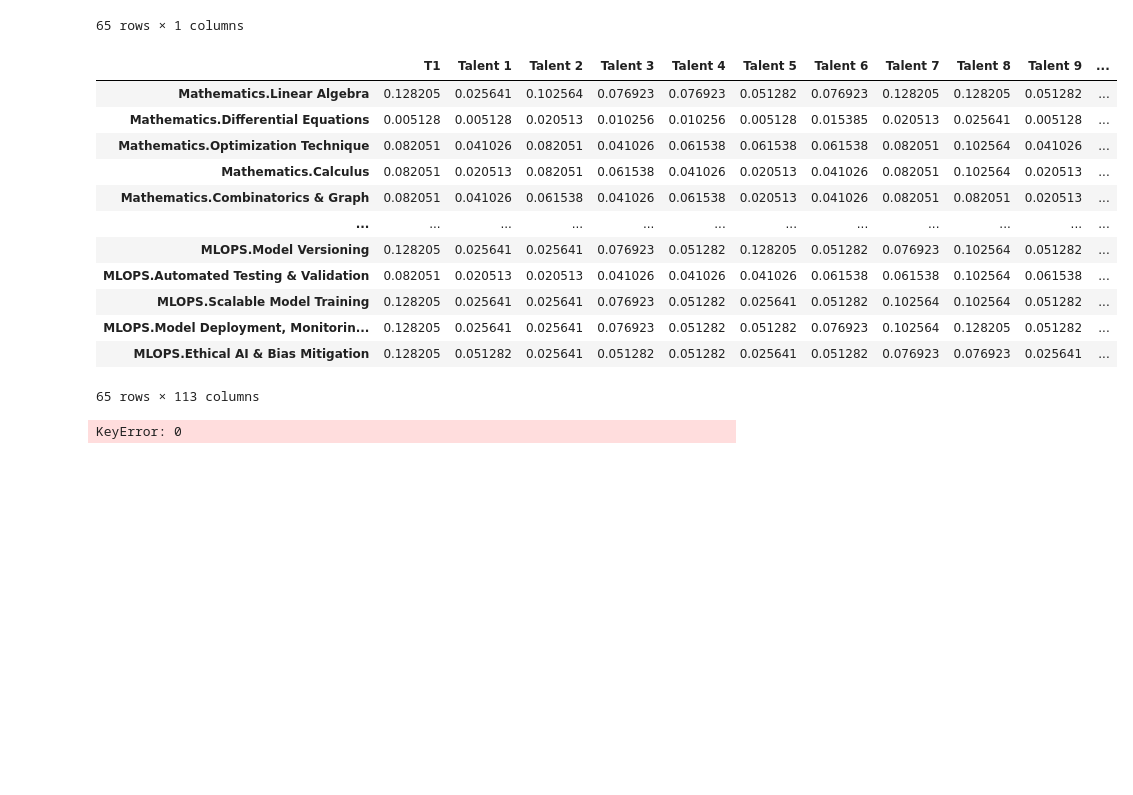
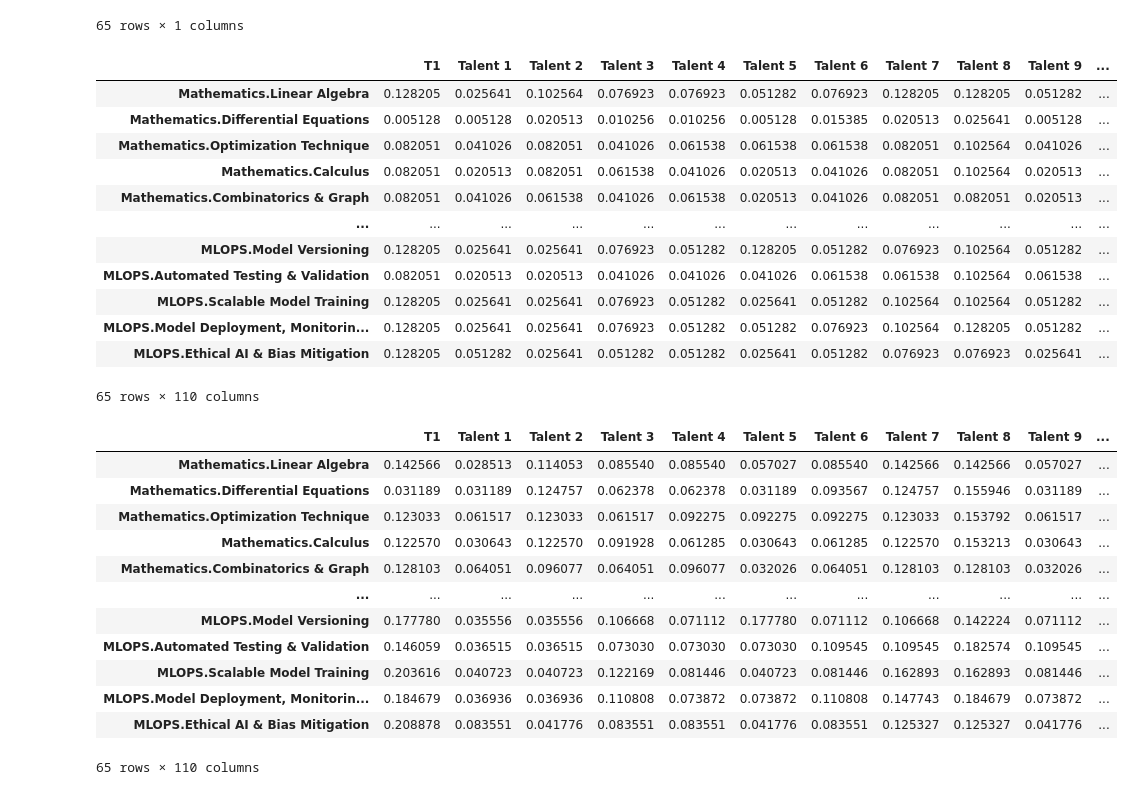
Before and after one commit to TK-Bunga-Matahari/shinchan, a Jupyter notebook: playgorund/competence_assesment/competence_assesment.ipynb, the cells around one changed output. Drawn from its saved outputs; the diff is of its cells as text; code cells hidden in the pictures; blank space fills up the shorter version.

Commit message:
add: competency weighted value with normalization

```diff
--- a/playgorund/competence_assesment/competence_assesment.ipynb
+++ b/playgorund/competence_assesment/competence_assesment.ipynb
@@ -144,6 +144,7 @@ rcd_t1.transpose()
 65 rows × 1 columns
 # %%
 rcd_acd = pd.concat([rcd_t1, acd_df]).transpose()
+rcd_acd = rcd_acd.fillna(0)
 rcd_acd
 # %% [output]
 |  | T1 | Talent 1 | Talent 2 | Talent 3 | Talent 4 | Talent 5 | Talent 6 | Talent 7 | Talent 8 | Talent 9 | ... |
@@ -212,10 +213,28 @@ competency_df
 | MLOPS.Scalable Model Training | 0.128205 | 0.025641 | 0.025641 | 0.076923 | 0.051282 | 0.025641 | 0.051282 | 0.102564 | 0.102564 | 0.051282 | ... |
 | MLOPS.Model Deployment, Monitorin... | 0.128205 | 0.025641 | 0.025641 | 0.076923 | 0.051282 | 0.051282 | 0.076923 | 0.102564 | 0.128205 | 0.051282 | ... |
 | MLOPS.Ethical AI & Bias Mitigation | 0.128205 | 0.051282 | 0.025641 | 0.051282 | 0.051282 | 0.025641 | 0.051282 | 0.076923 | 0.076923 | 0.025641 | ... |
-65 rows × 113 columns
+65 rows × 110 columns
+# %%
+competency_norm = {}
+
+for i, row in rcd_acd.iterrows():
+  competency_norm[i] = preprocessing.normalize([row], norm='l2')[0]
+
+competency_norm_df = pd.DataFrame.from_dict(competency_norm, orient='index', columns=index_name)
+competency_norm_df
+# %% [output]
+|  | T1 | Talent 1 | Talent 2 | Talent 3 | Talent 4 | Talent 5 | Talent 6 | Talent 7 | Talent 8 | Talent 9 | ... |
+| Mathematics.Linear Algebra | 0.142566 | 0.028513 | 0.114053 | 0.085540 | 0.085540 | 0.057027 | 0.085540 | 0.142566 | 0.142566 | 0.057027 | ... |
+| Mathematics.Differential Equations | 0.031189 | 0.031189 | 0.124757 | 0.062378 | 0.062378 | 0.031189 | 0.093567 | 0.124757 | 0.155946 | 0.031189 | ... |
+| Mathematics.Optimization Technique | 0.123033 | 0.061517 | 0.123033 | 0.061517 | 0.092275 | 0.092275 | 0.092275 | 0.123033 | 0.153792 | 0.061517 | ... |
+| Mathematics.Calculus | 0.122570 | 0.030643 | 0.122570 | 0.091928 | 0.061285 | 0.030643 | 0.061285 | 0.122570 | 0.153213 | 0.030643 | ... |
+| Mathematics.Combinatorics & Graph | 0.128103 | 0.064051 | 0.096077 | 0.064051 | 0.096077 | 0.032026 | 0.064051 | 0.128103 | 0.128103 | 0.032026 | ... |
+| ... | ... | ... | ... | ... | ... | ... | ... | ... | ... | ... | ... |
+| MLOPS.Model Versioning | 0.177780 | 0.035556 | 0.035556 | 0.106668 | 0.071112 | 0.177780 | 0.071112 | 0.106668 | 0.142224 | 0.071112 | ... |
+| MLOPS.Automated Testing & Validation | 0.146059 | 0.036515 | 0.036515 | 0.073030 | 0.073030 | 0.073030 | 0.109545 | 0.109545 | 0.182574 | 0.109545 | ... |
+| MLOPS.Scalable Model Training | 0.203616 | 0.040723 | 0.040723 | 0.122169 | 0.081446 | 0.040723 | 0.081446 | 0.162893 | 0.162893 | 0.081446 | ... |
+| MLOPS.Model Deployment, Monitorin... | 0.184679 | 0.036936 | 0.036936 | 0.110808 | 0.073872 | 0.073872 | 0.110808 | 0.147743 | 0.184679 | 0.073872 | ... |
+| MLOPS.Ethical AI & Bias Mitigation | 0.208878 | 0.083551 | 0.041776 | 0.083551 | 0.083551 | 0.041776 | 0.083551 | 0.125327 | 0.125327 | 0.041776 | ... |
+65 rows × 110 columns
 # %%
 # calculate gap scores
-req = competency_df['T1'].values
-acq = competency_df[]
-# %% [output]
-KeyError: 0
```
